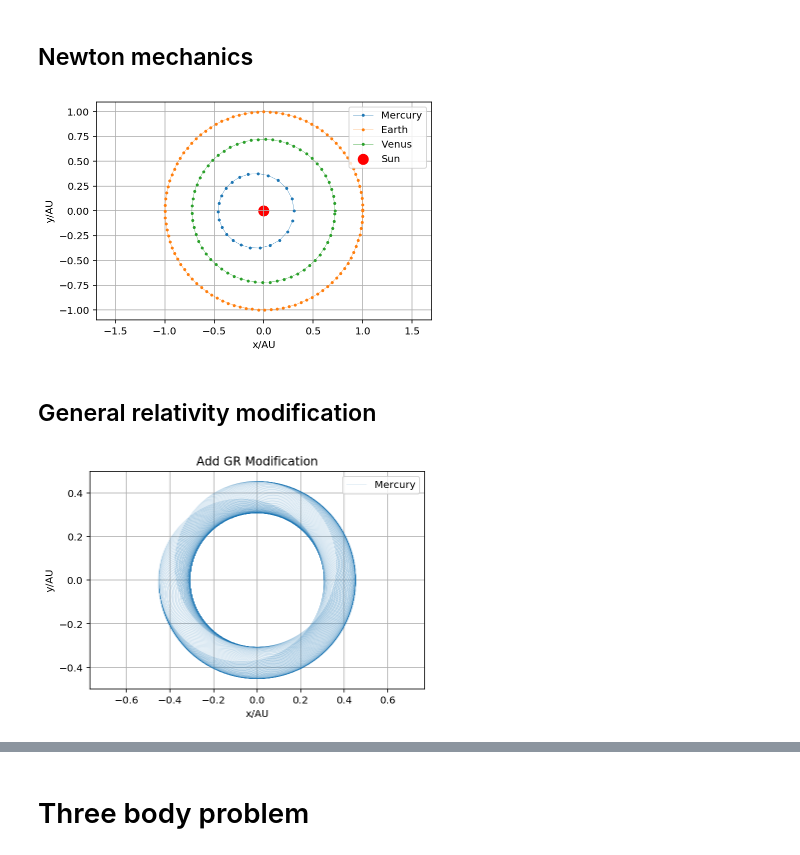
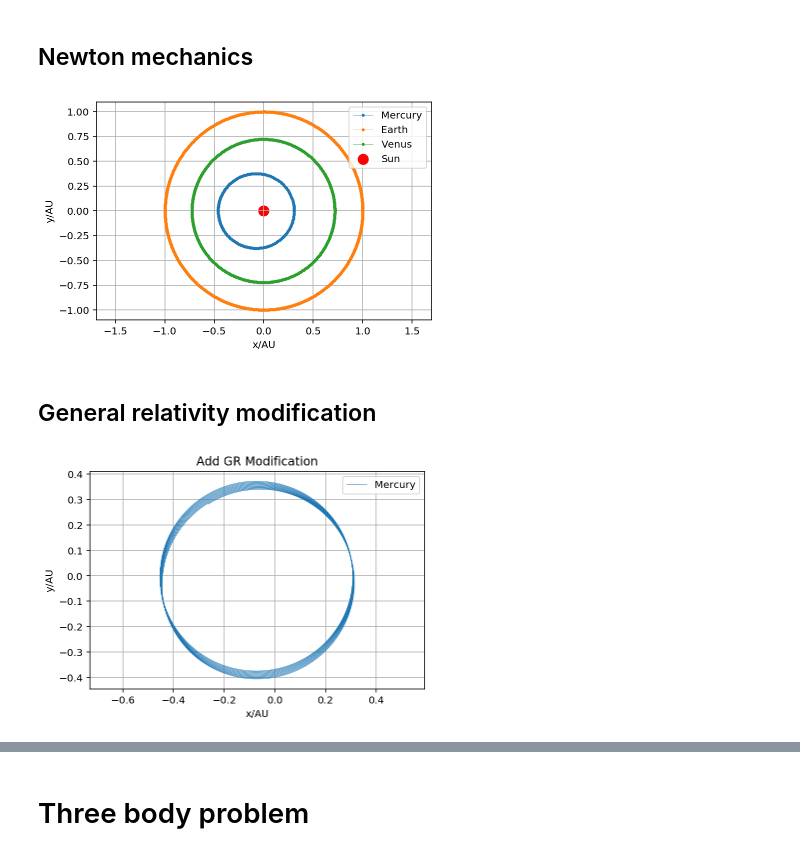
Before and after one commit to watertien/computational_physics, a Jupyter notebook: ODE_solver.ipynb, the cells around one changed output, grey strips where cells are left out. Drawn from its saved outputs; the diff is of its cells as text; code cells hidden in the pictures.

Commit message:
Add precession of Mercury

```diff
--- a/ODE_solver.ipynb
+++ b/ODE_solver.ipynb
@@ -144,7 +144,7 @@ def planet_newton(t, f):
                      vy, -GM_sun * y / r**3])
 
 
-h = 1e-2
+h = 1e-3
 
 planets = {"Mercury": [0.307, 0, 0, 12.43, 0.240846],
            "Earth": [1, 0, 0, 6.28, 1],
@@ -165,38 +165,38 @@ plt.xlabel("x/AU")
 plt.ylabel("y/AU")
 plt.legend();
 # %% [output]
-[figure, old version]
+[figure, new version]
 # %% [markdown]
 ## General relativity modification
 # %%
 def planet_GR(t, f, beta=1e-3, **kwargs):
     """
     EOM of planet in solar system with GR modification
 
     t: time Unit: yr
     f: motion parameters, x, vx, y, vy Unit: AU/yr
     beta: modification factor, typical value: 1.1x10^-8 AU^2
 
     return: the difference of f
     """
     # Unpack parameters for computation convenience
     x, vx, y, vy = f
     r = (x**2 + y**2)**0.5
     GM_sun = (2. * np.pi)**2
 
     return np.array([vx, -GM_sun * x / r**3 * (1 + beta/r**2), \
                      vy, -GM_sun * y / r**3 * (1 + beta/r**2)])
 
 
 mercury = [0.307, 0, 0, 12.43]
 m_period = 0.240846 # Unit: yr
-f = rk4((0, 100 * m_period), planet_GR, mercury, h)
-plt.plot(f[:, 0], f[:, 2], marker='', markersize=2, label="Mercury", linewidth=.1)
+f = rk4((0, 10 * m_period), planet_GR, mercury, h)
+plt.plot(f[:, 0], f[:, 2], marker='', markersize=2, label="Mercury", linewidth=.5)
 plt.axis("equal")
 plt.grid(True)
 plt.xlabel("x/AU")
 plt.ylabel("y/AU")
 plt.title("Add GR Modification")
 plt.legend();
 # %% [output]
-[figure, old version]
+[figure, new version]
```
Also changed, not shown: parts of 6 cells of this notebook, 1 other file.
